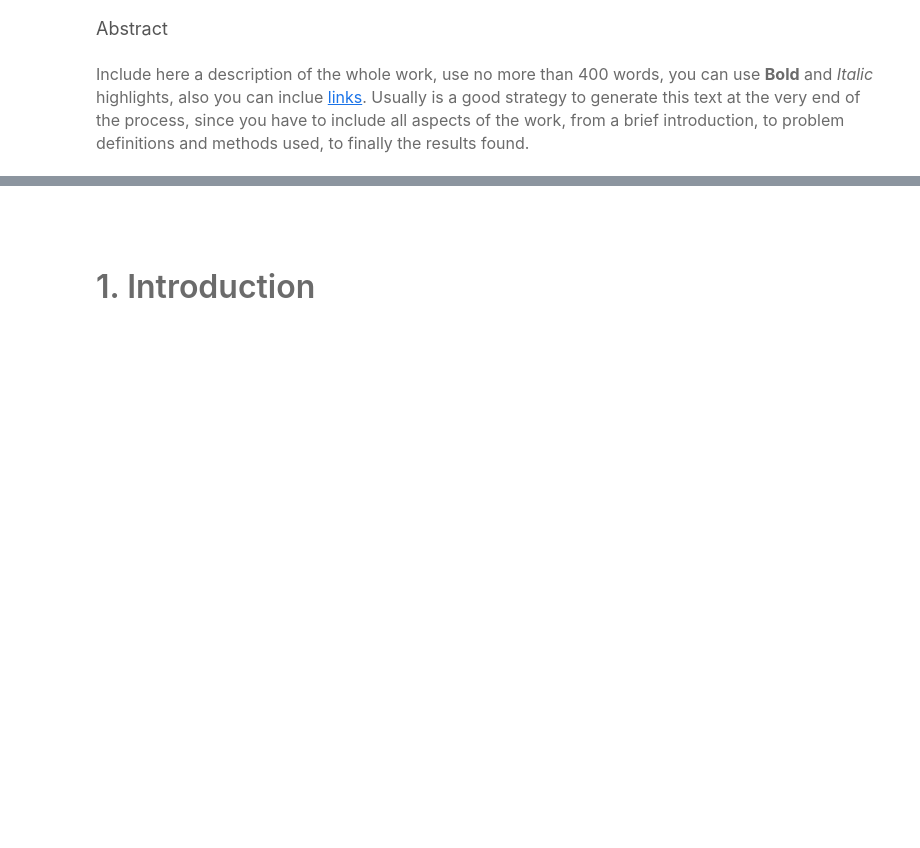
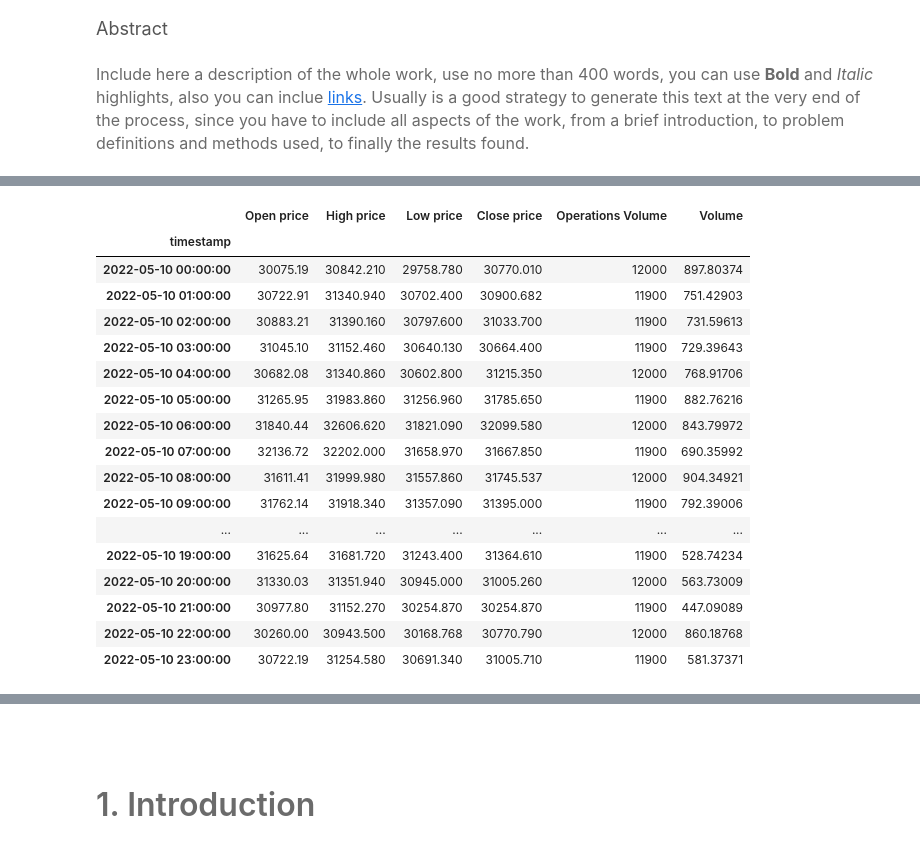
Before and after one commit to MoyMFO/second_workshop, a Jupyter notebook: notebook.ipynb, the cells around one changed output, grey strips where cells are left out. Drawn from its saved outputs; the diff is of its cells as text; code cells hidden in the pictures; blank space fills up the shorter version.

```diff
--- a/notebook.ipynb
+++ b/notebook.ipynb
@@ -22,0 +78,47 @@
+# %%
+import pandas as pd
+import json
+import numpy as np
+
+pt_data = pd.read_csv('btcusdt_binance.csv', header=0)
+# pt_data.drop('index', inplace=True, axis=1)
+
+# Contar la cantidad de trades que ocurren cada hora
+pt_data.index = pd.to_datetime(pt_data['timestamp'])
+n_pt_data = pt_data['side'].resample('H').count()
+v_pt_data = pt_data['amount'].resample('H').sum()
+h_pt_data = pt_data['price'].resample('H').max()
+l_pt_data = pt_data['price'].resample('H').min()
+o_pt_data = pt_data['price'].resample('H').first()
+c_pt_data = pt_data['price'].resample('H').last()
+
+# Seleccionar los renglones que tengan el index dentro de un rango definido de timestamps
+
+rango_ts = []
+
+# Crear un DF con los precios OHCLVV (Utilizar resample y algo tipo "fill")
+# Cada Hora
+
+OHCLVV = pd.DataFrame({'Open price': o_pt_data, 'High price': h_pt_data,
+                       'Low price': l_pt_data,'Close price': c_pt_data,
+                       'Operations Volume': n_pt_data, 'Volume': v_pt_data})
+OHCLVV
+# %% [output]
+|  | Open price | High price | Low price | Close price | Operations Volume | Volume |
+| timestamp |  |  |  |  |  |  |
+| 2022-05-10 00:00:00 | 30075.19 | 30842.210 | 29758.780 | 30770.010 | 12000 | 897.80374 |
+| 2022-05-10 01:00:00 | 30722.91 | 31340.940 | 30702.400 | 30900.682 | 11900 | 751.42903 |
+| 2022-05-10 02:00:00 | 30883.21 | 31390.160 | 30797.600 | 31033.700 | 11900 | 731.59613 |
+| 2022-05-10 03:00:00 | 31045.10 | 31152.460 | 30640.130 | 30664.400 | 11900 | 729.39643 |
+| 2022-05-10 04:00:00 | 30682.08 | 31340.860 | 30602.800 | 31215.350 | 12000 | 768.91706 |
+| 2022-05-10 05:00:00 | 31265.95 | 31983.860 | 31256.960 | 31785.650 | 11900 | 882.76216 |
+| 2022-05-10 06:00:00 | 31840.44 | 32606.620 | 31821.090 | 32099.580 | 12000 | 843.79972 |
+| 2022-05-10 07:00:00 | 32136.72 | 32202.000 | 31658.970 | 31667.850 | 11900 | 690.35992 |
+| 2022-05-10 08:00:00 | 31611.41 | 31999.980 | 31557.860 | 31745.537 | 12000 | 904.34921 |
+| 2022-05-10 09:00:00 | 31762.14 | 31918.340 | 31357.090 | 31395.000 | 11900 | 792.39006 |
+| ... | ... | ... | ... | ... | ... | ... |
+| 2022-05-10 19:00:00 | 31625.64 | 31681.720 | 31243.400 | 31364.610 | 11900 | 528.74234 |
+| 2022-05-10 20:00:00 | 31330.03 | 31351.940 | 30945.000 | 31005.260 | 12000 | 563.73009 |
+| 2022-05-10 21:00:00 | 30977.80 | 31152.270 | 30254.870 | 30254.870 | 11900 | 447.09089 |
+| 2022-05-10 22:00:00 | 30260.00 | 30943.500 | 30168.768 | 30770.790 | 12000 | 860.18768 |
+| 2022-05-10 23:00:00 | 30722.19 | 31254.580 | 30691.340 | 31005.710 | 11900 | 581.37371 |
```
Also changed, not shown: parts of 3 cells of this notebook, 3 other files.
